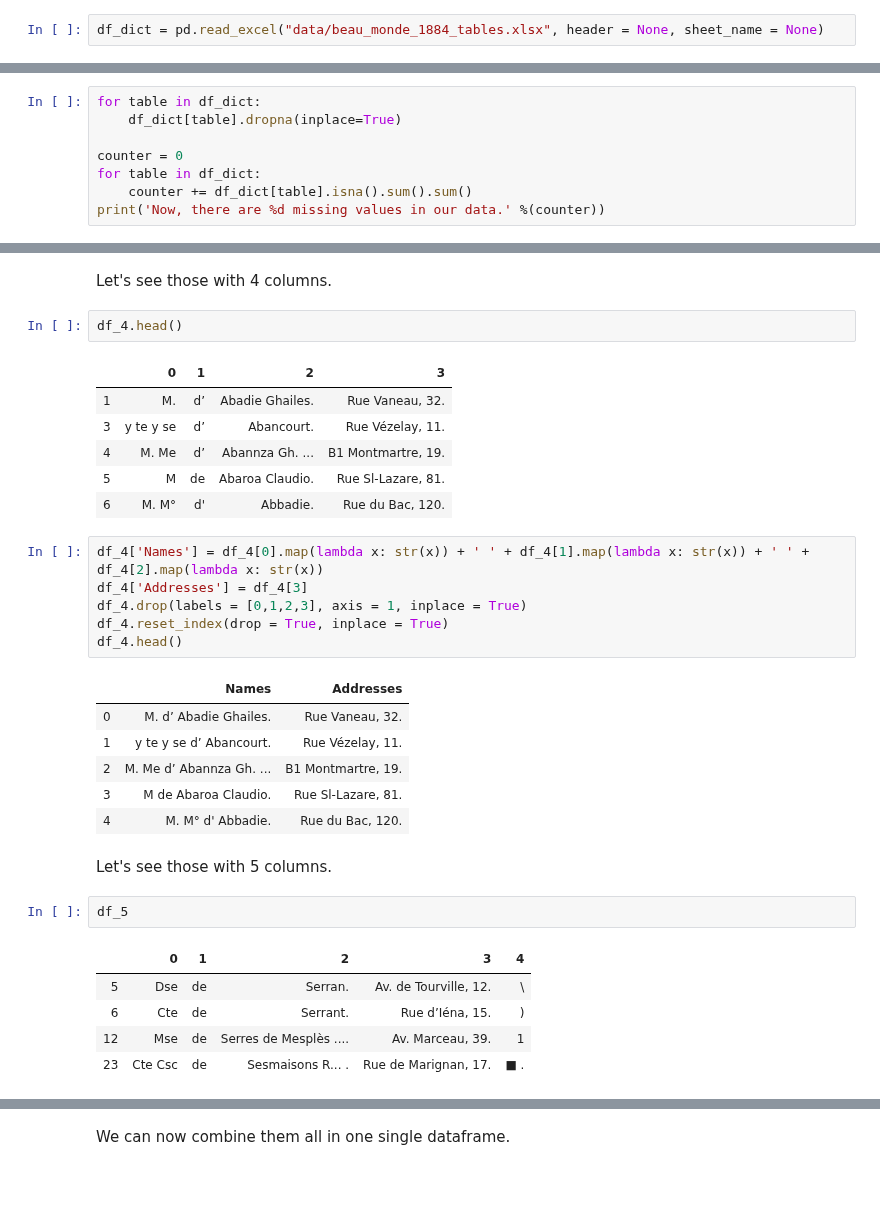
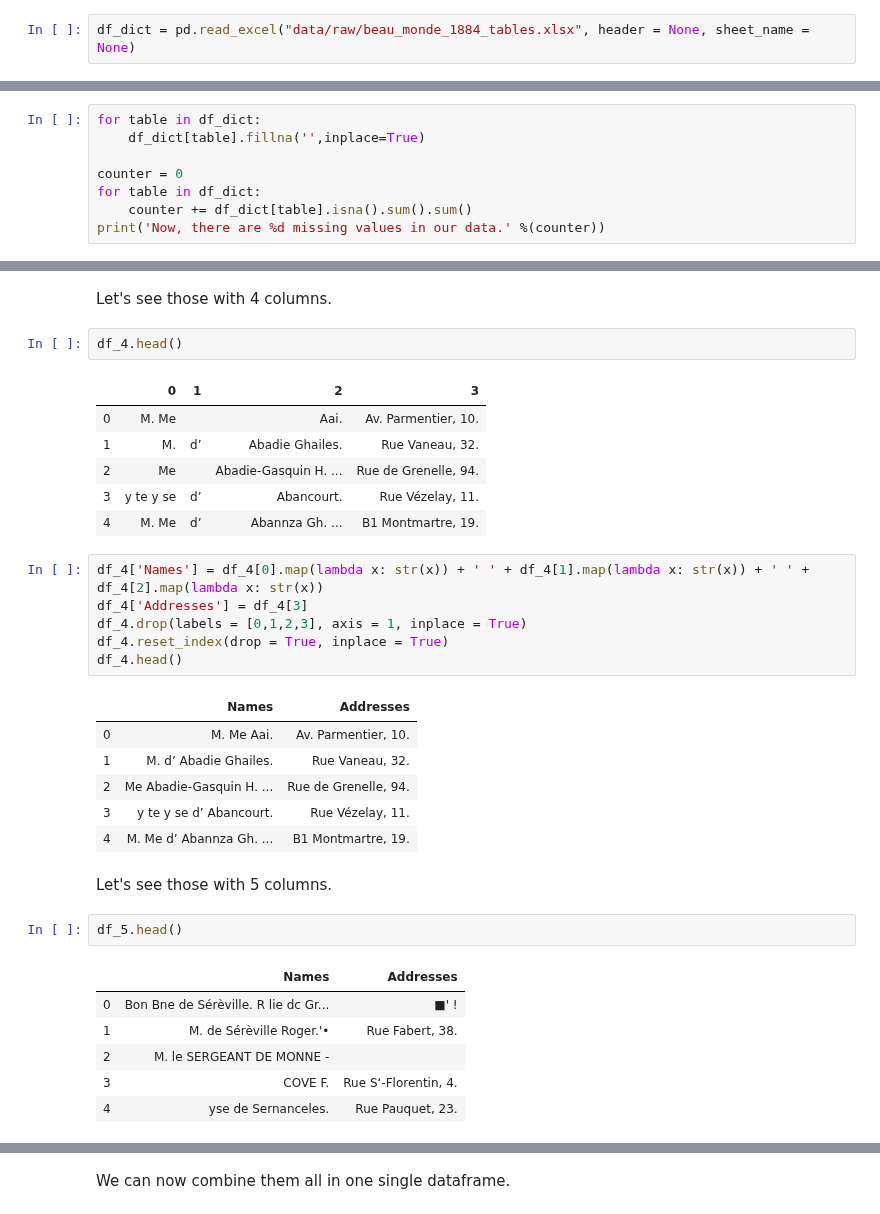
Before and after one commit to AndreaScalisi/FDH, a Jupyter notebook: parser_1884.ipynb, the cells around one changed output, grey strips where cells are left out. Cells and saved outputs as stored; diff of their text form; blank space fills up the shorter version.

Commit message:
Clean more addresses

```diff
--- a/parser_1884.ipynb
+++ b/parser_1884.ipynb
@@ -20,7 +20,7 @@ def remove_punct(text):
 # %% [markdown]
 ### Loading the data from the 1884 OCR
 # %%
-df_dict = pd.read_excel("data/beau_monde_1884_tables.xlsx", header = None, sheet_name = None)
+df_dict = pd.read_excel("data/raw/beau_monde_1884_tables.xlsx", header = None, sheet_name = None)
 # %%
 df_dict['table_1'].head()
 # %% [output]
@@ -54,7 +54,7 @@ There are 5938 missing values in our data.
 Since there a too many values to fill them in by hand, we will just get rid of the corresponding rows (at least for now)
 # %%
 for table in df_dict:
-    df_dict[table].dropna(inplace=True)
+    df_dict[table].fillna('',inplace=True)
 
 counter = 0
 for table in df_dict:
@@ -123,11 +123,11 @@ Let's see those with 4 columns.
 df_4.head()
 # %% [output]
 |  | 0 | 1 | 2 | 3 |
+| 0 | M. Me |  | Aai. | Av. Parmentier, 10. |
 | 1 | M. | d’ | Abadie Ghailes. | Rue Vaneau, 32. |
+| 2 | Me |  | Abadie-Gasquin H. ... | Rue de Grenelle, 94. |
 | 3 | y te y se | d’ | Abancourt. | Rue Vézelay, 11. |
 | 4 | M. Me | d’ | Abannza Gh. ... | B1 Montmartre, 19. |
-| 5 | M | de | Abaroa Claudio. | Rue Sl-Lazare, 81. |
-| 6 | M. M° | d' | Abbadie. | Rue du Bac, 120. |
 # %%
 df_4['Names'] = df_4[0].map(lambda x: str(x)) + ' ' + df_4[1].map(lambda x: str(x)) + ' ' + df_4[2].map(lambda x: str(x))
 df_4['Addresses'] = df_4[3]
@@ -136,21 +136,22 @@ df_4.reset_index(drop = True, inplace = True)
 df_4.head()
 # %% [output]
 |  | Names | Addresses |
-| 0 | M. d’ Abadie Ghailes. | Rue Vaneau, 32. |
-| 1 | y te y se d’ Abancourt. | Rue Vézelay, 11. |
-| 2 | M. Me d’ Abannza Gh. ... | B1 Montmartre, 19. |
-| 3 | M de Abaroa Claudio. | Rue Sl-Lazare, 81. |
-| 4 | M. M° d' Abbadie. | Rue du Bac, 120. |
+| 0 | M. Me Aai. | Av. Parmentier, 10. |
+| 1 | M. d’ Abadie Ghailes. | Rue Vaneau, 32. |
+| 2 | Me Abadie-Gasquin H. ... | Rue de Grenelle, 94. |
+| 3 | y te y se d’ Abancourt. | Rue Vézelay, 11. |
+| 4 | M. Me d’ Abannza Gh. ... | B1 Montmartre, 19. |
 # %% [markdown]
 Let's see those with 5 columns.
 # %%
-df_5
+df_5.head()
 # %% [output]
-|  | 0 | 1 | 2 | 3 | 4 |
-| 5 | Dse | de | Serran. | Av. de Tourville, 12. | \ |
-| 6 | Cte | de | Serrant. | Rue d’Iéna, 15. | ) |
-| 12 | Mse | de | Serres de Mesplès .... | Av. Marceau, 39. | 1 |
-| 23 | Cte Csc | de | Sesmaisons R... . | Rue de Marignan, 17. | ■ . |
+|  | Names | Addresses |
+| 0 | Bon Bne de Sérèville. R lie dc Gr... | ■' ! |
+| 1 | M. de Sérèville Roger.'• | Rue Fabert, 38. |
+| 2 | M. le SERGEANT DE MONNE - |  |
+| 3 | COVE F. | Rue S‘-Florentin, 4. |
+| 4 | yse de Sernanceles. | Rue Pauquet, 23. |
 # %%
 df_5['Names'] = df_5[0].map(lambda x: str(x)) + ' ' +  df_5[1].map(lambda x: str(x)) + ' ' + df_5[2].map(lambda x: str(x))
 df_5['Addresses'] = df_5[3]
```
Also changed, not shown: parts of 11 cells of this notebook.
